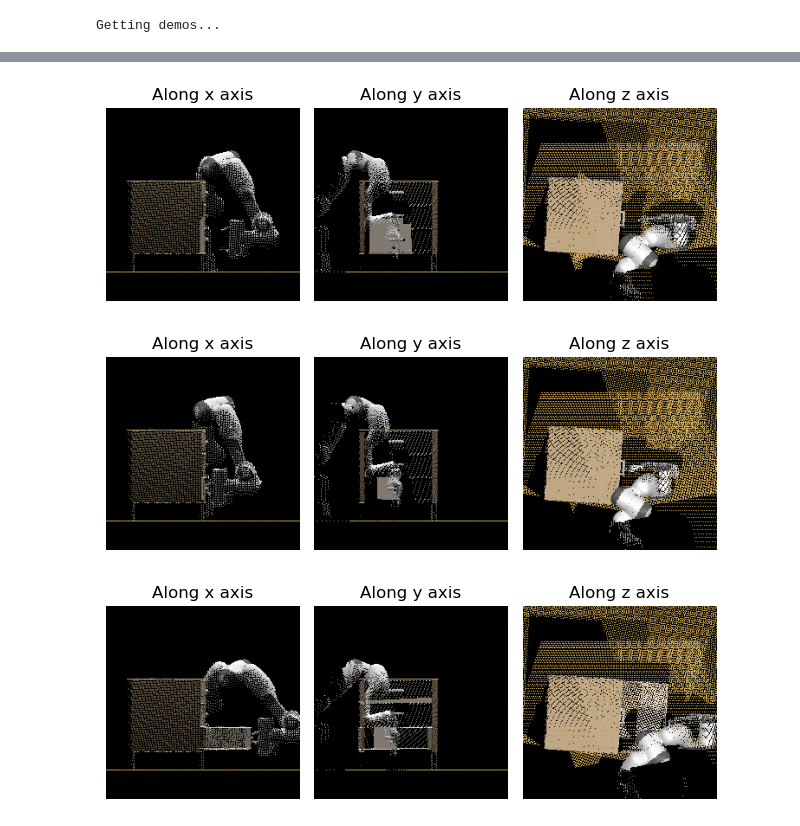
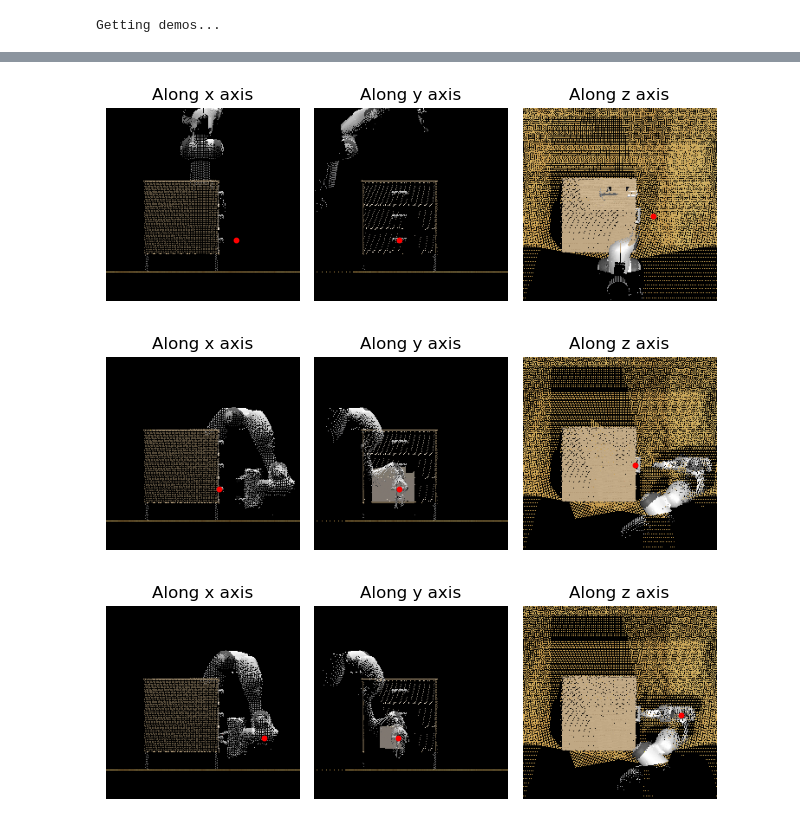
Before and after one commit to myfatemi04/robots-spring-2024, a Jupyter notebook: state_space_diffusion/test_virtual_rendering.ipynb, the cells around one changed output, grey strips where cells are left out. Drawn from its saved outputs; the diff is of its cells as text; code cells hidden in the pictures.

Commit message:
create prediction targets for keypoints

```diff
--- a/state_space_diffusion/test_virtual_rendering.ipynb
+++ b/state_space_diffusion/test_virtual_rendering.ipynb
@@ -65,63 +62,38 @@ Getting demos...
 # %%
+from demo_to_state_action_pairs import create_orthographic_labels
 from voxel_renderer_slow import VoxelRenderer
-from keypoint_generation import get_keypoint_observation_indexes
-import cv2
 
-device = 'cuda'
+def render_demo_keypoint_targets(demo):
+    device = 'cuda'
 
-SCENE_BOUNDS = [
-    -0.3,
-    -0.5,
-    0.6,
-    0.7,
-    0.5,
-    1.6,
-]
-VOXEL_IMAGE_SIZE = 224
-BACKGROUND_COLOR = torch.tensor([0, 0, 0], device=device)
+    SCENE_BOUNDS = [
+        -0.3, -0.5,
+        0.6, 0.7,
+        0.5, 1.6,
+    ]
+    VOXEL_IMAGE_SIZE = 224
+    BACKGROUND_COLOR = torch.tensor([0, 0, 0], device=device)
 
-renderer = VoxelRenderer(SCENE_BOUNDS, VOXEL_IMAGE_SIZE, BACKGROUND_COLOR, device=device)
+    renderer = VoxelRenderer(SCENE_BOUNDS, VOXEL_IMAGE_SIZE, BACKGROUND_COLOR, device=device)
+    for (images, positions) in create_orthographic_labels(demo, renderer, device="cuda"):
+        plt.clf()
 
-demo = demos[0]
+        for i in range(3):
+            plt.subplot(1, 3, i + 1)
+            plt.title("Along " + ('xyz'[i]) + " axis")
 
-for index in get_keypoint_observation_indexes(demo):
-    obs = demo[index]
+            image = images[i].cpu().numpy()
+            position = positions[i]
 
-    pcds = []
-    colors = []
+            plt.imshow(image, origin='lower')
+            plt.scatter(position[0], position[1], c='r', s=10)
+            plt.axis('off')
 
-    cameras = [
-        'front',
-        'left_shoulder',
-        'right_shoulder',
-        'wrist',
-    ]
+        plt.tight_layout()
+        plt.show()
 
-    for camera in cameras:
-        pcds.append(
-            torch.tensor(getattr(obs, camera + '_point_cloud').reshape(-1, 3))
-        )
-        colors.append(
-            torch.tensor(getattr(obs, camera + '_rgb').reshape(-1, 3) / 255.0)
-        )
-
-    pcd = torch.cat(pcds).to(device)
-    color = torch.cat(colors).to(device)
-
-    images = renderer(pcd, color)
-
-    plt.clf()
-    for i in range(3):
-        plt.subplot(1, 3, i + 1)
-        plt.title("Along " + ('xyz'[i]) + " axis")
-        # Blur the image slightly
-        image = (images[i].cpu().numpy()).astype(np.float32)
-        # image = cv2.medianBlur(image, 5)
-        plt.imshow(image, origin='lower')
-        plt.axis('off')
-    plt.tight_layout()
-    plt.show()
+render_demo_keypoint_targets(demos[0])
 # %% [output]
-[figure, old version]
+[figure, new version]
-[figure, old version]
+[figure, new version]
-[figure, old version]
+[figure, new version]
```
Also changed, not shown: parts of 6 cells of this notebook, 3 other files.
